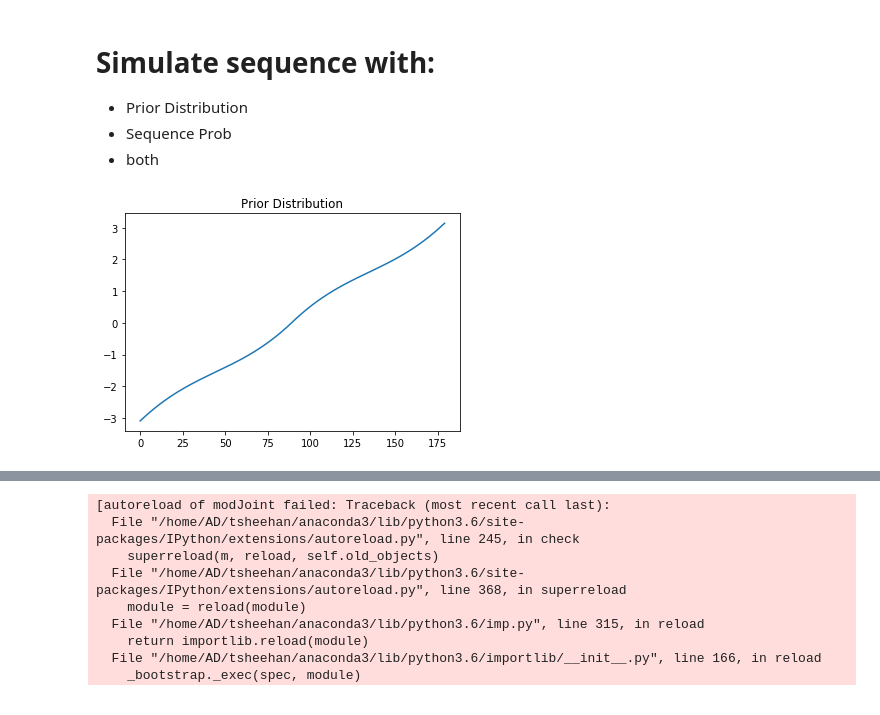
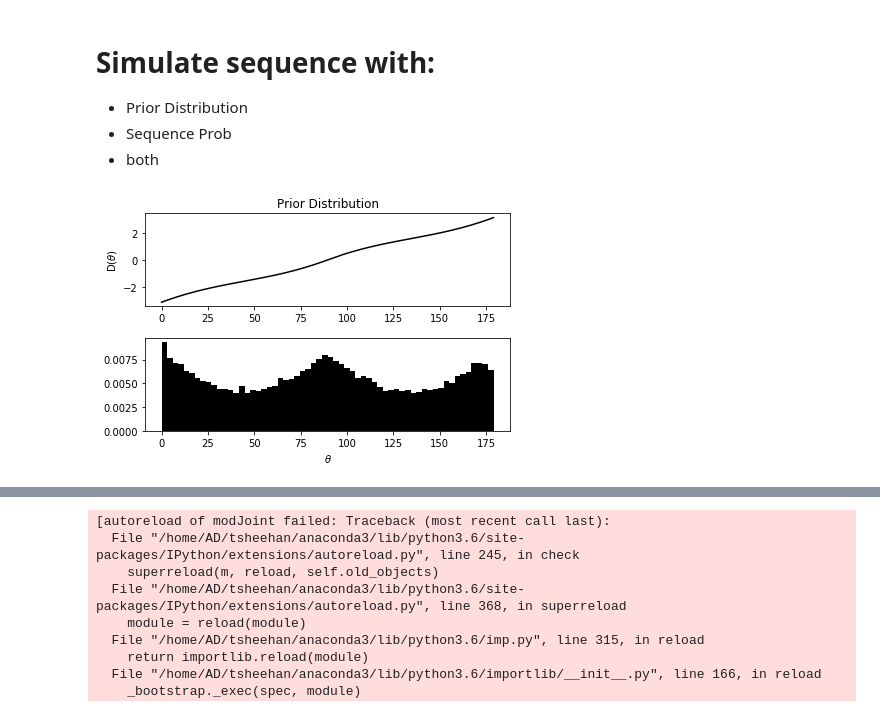
Before and after one commit to TimCSheehan/biasModels, a Jupyter notebook: sim_sequence_naturalistic.ipynb, the cells around one changed output, grey strips where cells are left out. Cells and saved outputs as stored; diff of their text form; code cells hidden in the pictures.

```diff
--- a/sim_sequence_naturalistic.ipynb
+++ b/sim_sequence_naturalistic.ipynb
@@ -18,16 +21,24 @@ def inv_cdf(cdf,probe): return np.argmin(np.abs(np.expand_dims(cdf,1) - probe),0
 * both
 # %%
 # prior
-this_M = mj.modJoint()
+this_M = mj.modJoint(stim_prior=1)
 d = this_M.D
 ori = this_M.ori
 theta = this_M.theta
 
-plt.plot(ori,d)
+plt.subplot(211)
+plt.plot(ori,d,'k')
 plt.title('Prior Distribution')
+plt.ylabel('D($\\theta$)')
+# plt.show()
+plt.subplot(212)
+this_M.gen_stim()
+plt.hist(this_M.stim,60,color='k',density=1)
+plt.xlabel('$\\theta$')
+plt.tight_layout()
 plt.show()
 # %% [output]
-[figure, old version]
+[figure, new version]
 # %%
 S = pd.DataFrame()
 s_trans_try = [0,1]
```
Also changed, not shown: parts of 14 cells of this notebook, 2 other files.
